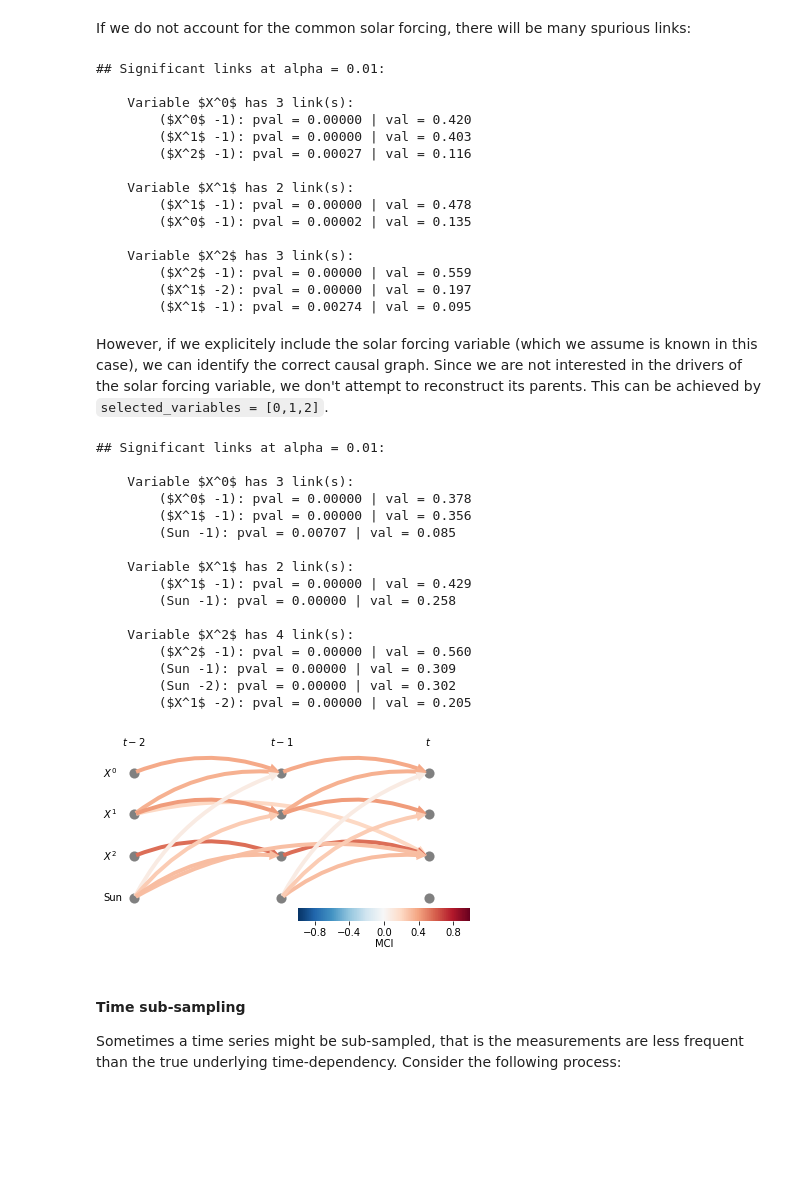
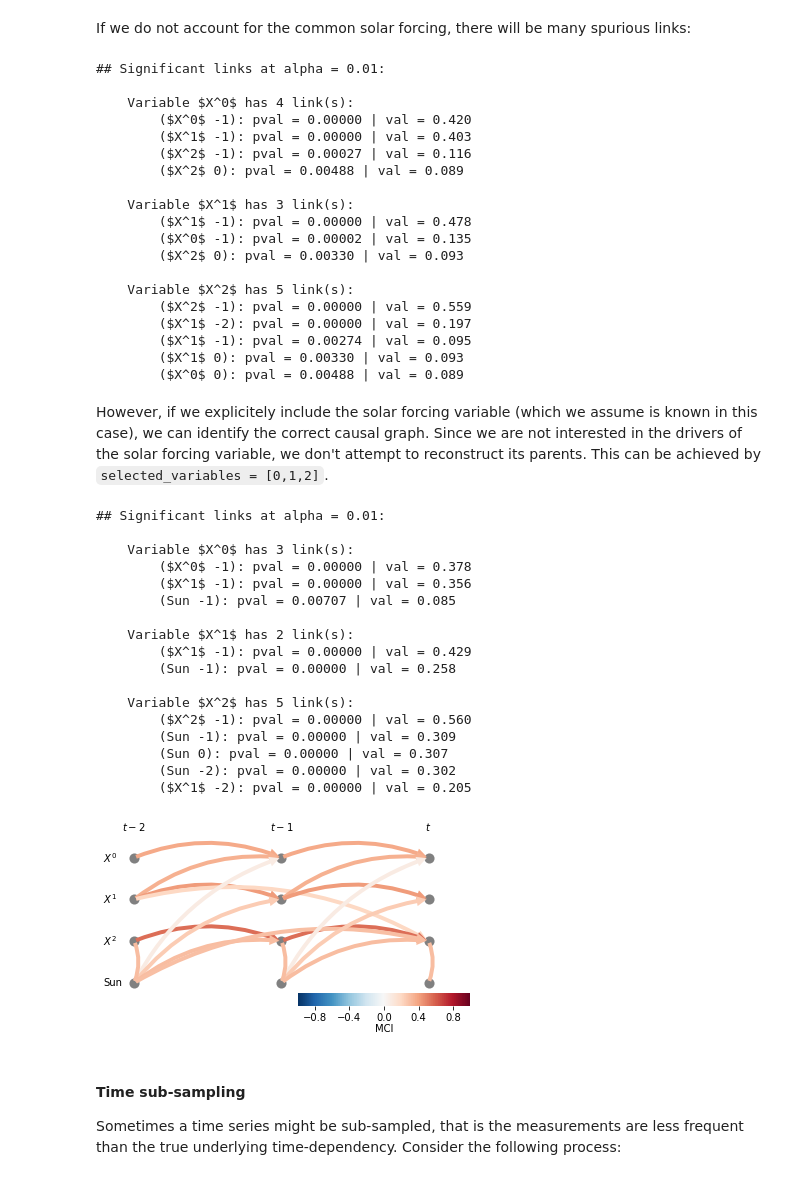
Before and after one commit to jakobrunge/tigramite, a Jupyter notebook: tutorials/tigramite_tutorial_assumptions.ipynb, the cells around one changed output. Cells and saved outputs as stored; diff of their text form; code cells hidden in the pictures; blank space fills up the shorter version.

```diff
--- a/tutorials/tigramite_tutorial_assumptions.ipynb
+++ b/tutorials/tigramite_tutorial_assumptions.ipynb
@@ -145,7 +143,6 @@ parcorr = ParCorr()
 pcmci_parcorr = PCMCI(
     dataframe=dataframe,
     cond_ind_test=parcorr,
-    var_names=var_names,
     verbosity=0)
 results = pcmci_parcorr.run_pcmci(tau_max=2, pc_alpha=0.2)
 pcmci_parcorr.print_significant_links(
@@ -191,8 +188,8 @@ for alternative approaches that do not necessitate Causal Sufficiency.
 
 For the common driver process, consider that the common driver was not measured:
 # %%
-numpy.random.seed(1)
-data = numpy.random.randn(10000, 5)
+np.random.seed(1)
+data = np.random.randn(10000, 5)
 a = 0.8
 for t in range(5, 10000):
     data[t, 0] += a*data[t-1, 0]
@@ -201,10 +198,9 @@ for t in range(5, 10000):
     data[t, 3] += a*data[t-1, 3] + 0.5*data[t-2, 4]
     data[t, 4] += a*data[t-1, 4]
 
-# tp.plot_timeseries(data, var_names=var_names)
+# tp.plot_timeseries(dataframe)
 obsdata = data[:,[0, 1, 2, 3]]
 var_names_lat = ['W', 'Y', 'X', 'Z', 'U']
-# tp.plot_timeseries(obsdata, var_names=[var_names[0], var_names[2]])
 # %%
 for data_here in [data, obsdata]:
     dataframe = pp.DataFrame(data_here)
@@ -212,7 +208,6 @@ for data_here in [data, obsdata]:
     pcmci_parcorr = PCMCI(
         dataframe=dataframe,
         cond_ind_test=parcorr,
-        var_names=var_names_lat,
         verbosity=0)
     results = pcmci_parcorr.run_pcmci(tau_max=5, pc_alpha=0.1)
     pcmci_parcorr.print_significant_links(
@@ -255,18 +250,18 @@ The upper plot shows the true causal graph if all variables are observed. The lo
 
 In a geoscientific context, the solar forcing typically is a strong common driver of many processes. To remove this trivial effect, time series are typically anomalized, that is, the average seasonal cycle is subtracted. But one could also include the solar forcing explicitely as shown here via a sine wave for an artificial example. We've also made the time series more realistic by adding an auto-dependency on their past values.
 # %%
-numpy.random.seed(1)
-data = numpy.random.randn(1000, 4)
+np.random.seed(1)
+data = np.random.randn(1000, 4)
 # Simple sun
-data[:,3] = numpy.sin(numpy.arange(1000)*20/numpy.pi)
+data[:,3] = np.sin(np.arange(1000)*20/np.pi)
 var_names[3] = 'Sun'
 c = 0.8
 for t in range(1, 1000):
     data[t, 0] += 0.4*data[t-1, 0] + 0.4*data[t-1, 1] + c*data[t-1,3]
     data[t, 1] += 0.5*data[t-1, 1] + c*data[t-1,3]
     data[t, 2] += 0.6*data[t-1, 2] + 0.3*data[t-2, 1] + c*data[t-1,3]
-dataframe = pp.DataFrame(data)
-tp.plot_timeseries(data, var_names=var_names)
+dataframe = pp.DataFrame(data, var_names=var_names)
+tp.plot_timeseries(dataframe)
 # %% [output]
 (<Figure size 432x288 with 4 Axes>,
  array([<matplotlib.axes._subplots.AxesSubplot object at 0x...>,
@@ -279,12 +274,11 @@ tp.plot_timeseries(data, var_names=var_names)
 If we do not account for the common solar forcing, there will be many spurious links:
 # %%
 parcorr = ParCorr()
-dataframe_nosun = pp.DataFrame(data[:,[0,1,2]])
+dataframe_nosun = pp.DataFrame(data[:,[0,1,2]], var_names=var_names)
 pcmci_parcorr = PCMCI(
     selected_variables = [0,1,2],
     dataframe=dataframe_nosun,
     cond_ind_test=parcorr,
-    var_names=var_names,
     verbosity=0)
 results = pcmci_parcorr.run_pcmci(tau_max=2, pc_alpha=0.2)
 pcmci_parcorr.print_significant_links(
@@ -294,19 +288,23 @@ pcmci_parcorr.print_significant_links(
 # %% [output]
 ## Significant links at alpha = 0.01:
 
-    Variable $X^0$ has 3 link(s):
+    Variable $X^0$ has 4 link(s):
         ($X^0$ -1): pval = 0.00000 | val = 0.420
         ($X^1$ -1): pval = 0.00000 | val = 0.403
         ($X^2$ -1): pval = 0.00027 | val = 0.116
+        ($X^2$ 0): pval = 0.00488 | val = 0.089
 
-    Variable $X^1$ has 2 link(s):
+    Variable $X^1$ has 3 link(s):
         ($X^1$ -1): pval = 0.00000 | val = 0.478
         ($X^0$ -1): pval = 0.00002 | val = 0.135
+        ($X^2$ 0): pval = 0.00330 | val = 0.093
 
-    Variable $X^2$ has 3 link(s):
+    Variable $X^2$ has 5 link(s):
         ($X^2$ -1): pval = 0.00000 | val = 0.559
         ($X^1$ -2): pval = 0.00000 | val = 0.197
         ($X^1$ -1): pval = 0.00274 | val = 0.095
+        ($X^1$ 0): pval = 0.00330 | val = 0.093
+        ($X^0$ 0): pval = 0.00488 | val = 0.089
 # %% [markdown]
 However, if we explicitely include the solar forcing variable (which we assume is known in this case), we can identify the correct causal graph. Since we are not interested in the drivers of the solar forcing variable, we don't attempt to reconstruct its parents. This can be achieved by ``selected_variables = [0,1,2]``.
 # %%
@@ -315,41 +313,41 @@ pcmci_parcorr = PCMCI(
     selected_variables = [0,1,2],
     dataframe=dataframe,
     cond_ind_test=parcorr,
-    var_names=var_names,
     verbosity=0)
 results = pcmci_parcorr.run_pcmci(tau_max=2, pc_alpha=0.2)
 pcmci_parcorr.print_significant_links(
         p_matrix = results['p_matrix'],
         val_matrix = results['val_matrix'],
         alpha_level = 0.01)
 link_matrix = pcmci_parcorr.return_significant_parents(pq_matrix=results['p_matrix'],
                         val_matrix=results['val_matrix'], alpha_level=0.01)['link_matrix']
 # Plot time series graph
 tp.plot_time_series_graph(
     figsize=(6, 3),
     val_matrix=results['val_matrix'],
     link_matrix=link_matrix,
     var_names=var_names,
     link_colorbar_label='MCI',
     )
 # %% [output]
 ## Significant links at alpha = 0.01:
 
     Variable $X^0$ has 3 link(s):
         ($X^0$ -1): pval = 0.00000 | val = 0.378
         ($X^1$ -1): pval = 0.00000 | val = 0.356
         (Sun -1): pval = 0.00707 | val = 0.085
 
     Variable $X^1$ has 2 link(s):
         ($X^1$ -1): pval = 0.00000 | val = 0.429
         (Sun -1): pval = 0.00000 | val = 0.258
 
-    Variable $X^2$ has 4 link(s):
+    Variable $X^2$ has 5 link(s):
         ($X^2$ -1): pval = 0.00000 | val = 0.560
         (Sun -1): pval = 0.00000 | val = 0.309
+        (Sun 0): pval = 0.00000 | val = 0.307
         (Sun -2): pval = 0.00000 | val = 0.302
         ($X^1$ -2): pval = 0.00000 | val = 0.205
-[figure, old version]
+[figure, new version]
 # %% [markdown]
 #### Time sub-sampling
 
```
Also changed, not shown: parts of 15 cells of this notebook, 6 other files.
